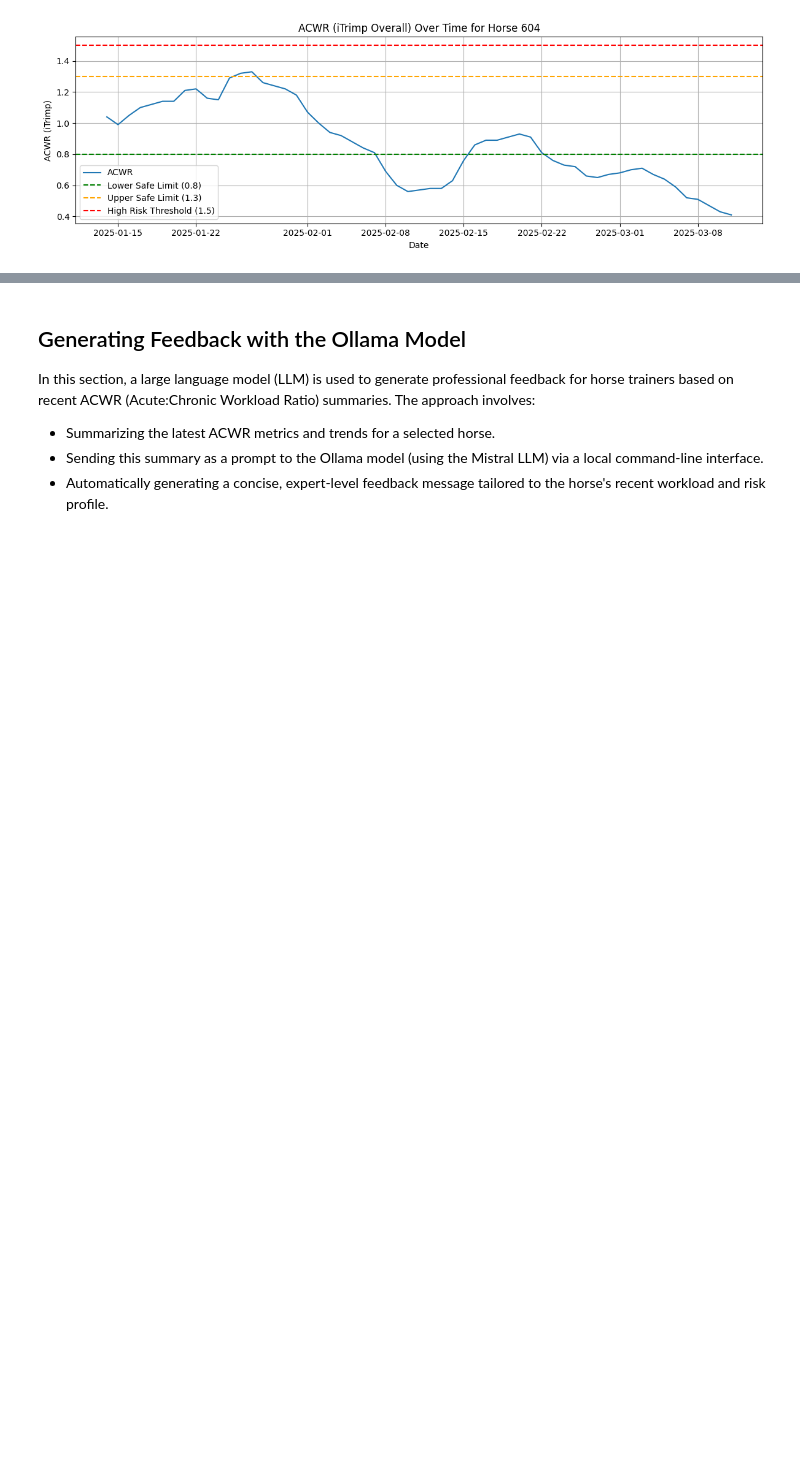
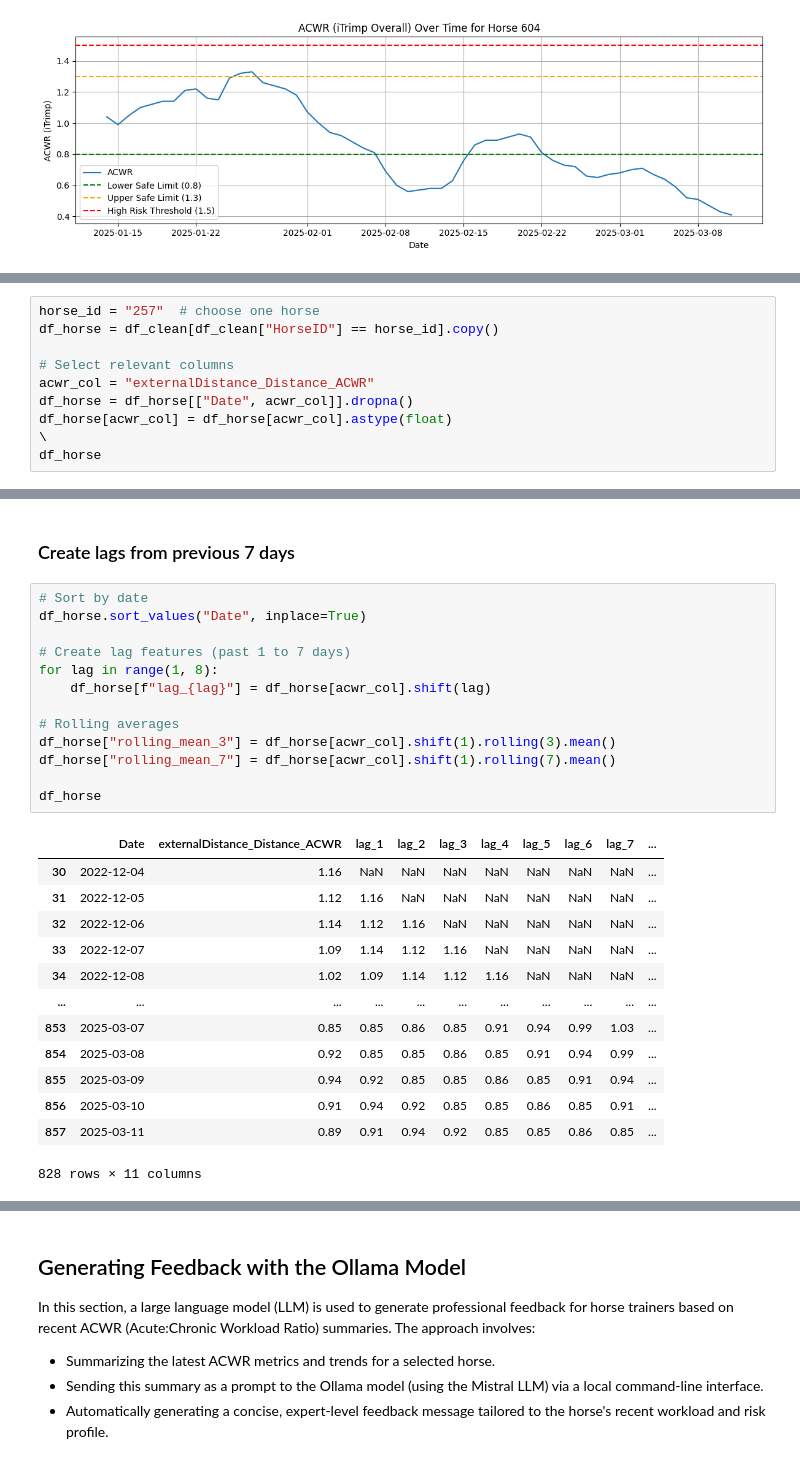
Before and after one commit to KristinaStrakova/Horse-Training-Feedback-Generator, a Jupyter notebook: Equine_Integration_Rubies/EI_Project_Iteration1_Rubies.ipynb, the cells around one changed output, grey strips where cells are left out. Drawn from its saved outputs; the diff is of its cells as text; blank space fills up the shorter version.

Commit message:
clean the jupyter notebooks

```diff
--- a/Equine_Integration_Rubies/EI_Project_Iteration1_Rubies.ipynb
+++ b/Equine_Integration_Rubies/EI_Project_Iteration1_Rubies.ipynb
@@ -211,0 +222,10 @@ for horse_id in horses:
+# %%
+horse_id = "257"  # choose one horse
+df_horse = df_clean[df_clean["HorseID"] == horse_id].copy()
+
+# Select relevant columns
+acwr_col = "externalDistance_Distance_ACWR"
+df_horse = df_horse[["Date", acwr_col]].dropna()
+df_horse[acwr_col] = df_horse[acwr_col].astype(float)
+\
+df_horse
@@ -211,0 +265,29 @@ for horse_id in horses:
+# %% [markdown]
+### Create lags from previous 7 days
+# %%
+# Sort by date
+df_horse.sort_values("Date", inplace=True)
+
+# Create lag features (past 1 to 7 days)
+for lag in range(1, 8):
+    df_horse[f"lag_{lag}"] = df_horse[acwr_col].shift(lag)
+
+# Rolling averages
+df_horse["rolling_mean_3"] = df_horse[acwr_col].shift(1).rolling(3).mean()
+df_horse["rolling_mean_7"] = df_horse[acwr_col].shift(1).rolling(7).mean()
+
+df_horse
+# %% [output]
+|  | Date | externalDistance_Distance_ACWR | lag_1 | lag_2 | lag_3 | lag_4 | lag_5 | lag_6 | lag_7 | ... |
+| 30 | 2022-12-04 | 1.16 | NaN | NaN | NaN | NaN | NaN | NaN | NaN | ... |
+| 31 | 2022-12-05 | 1.12 | 1.16 | NaN | NaN | NaN | NaN | NaN | NaN | ... |
+| 32 | 2022-12-06 | 1.14 | 1.12 | 1.16 | NaN | NaN | NaN | NaN | NaN | ... |
+| 33 | 2022-12-07 | 1.09 | 1.14 | 1.12 | 1.16 | NaN | NaN | NaN | NaN | ... |
+| 34 | 2022-12-08 | 1.02 | 1.09 | 1.14 | 1.12 | 1.16 | NaN | NaN | NaN | ... |
+| ... | ... | ... | ... | ... | ... | ... | ... | ... | ... | ... |
+| 853 | 2025-03-07 | 0.85 | 0.85 | 0.86 | 0.85 | 0.91 | 0.94 | 0.99 | 1.03 | ... |
+| 854 | 2025-03-08 | 0.92 | 0.85 | 0.85 | 0.86 | 0.85 | 0.91 | 0.94 | 0.99 | ... |
+| 855 | 2025-03-09 | 0.94 | 0.92 | 0.85 | 0.85 | 0.86 | 0.85 | 0.91 | 0.94 | ... |
+| 856 | 2025-03-10 | 0.91 | 0.94 | 0.92 | 0.85 | 0.85 | 0.86 | 0.85 | 0.91 | ... |
+| 857 | 2025-03-11 | 0.89 | 0.91 | 0.94 | 0.92 | 0.85 | 0.85 | 0.86 | 0.85 | ... |
+828 rows × 11 columns
```
Also changed, not shown: parts of 14 cells of this notebook, 3 other files.
